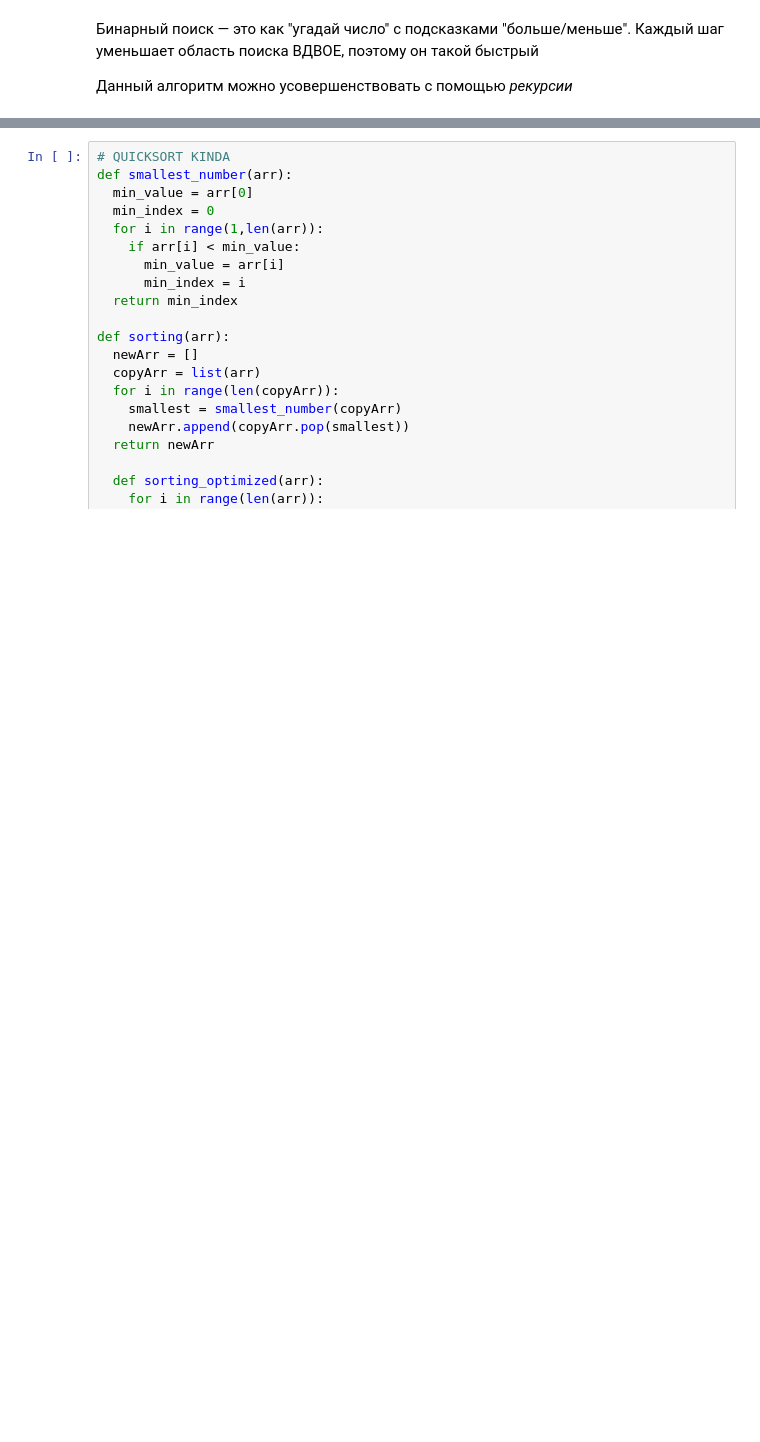
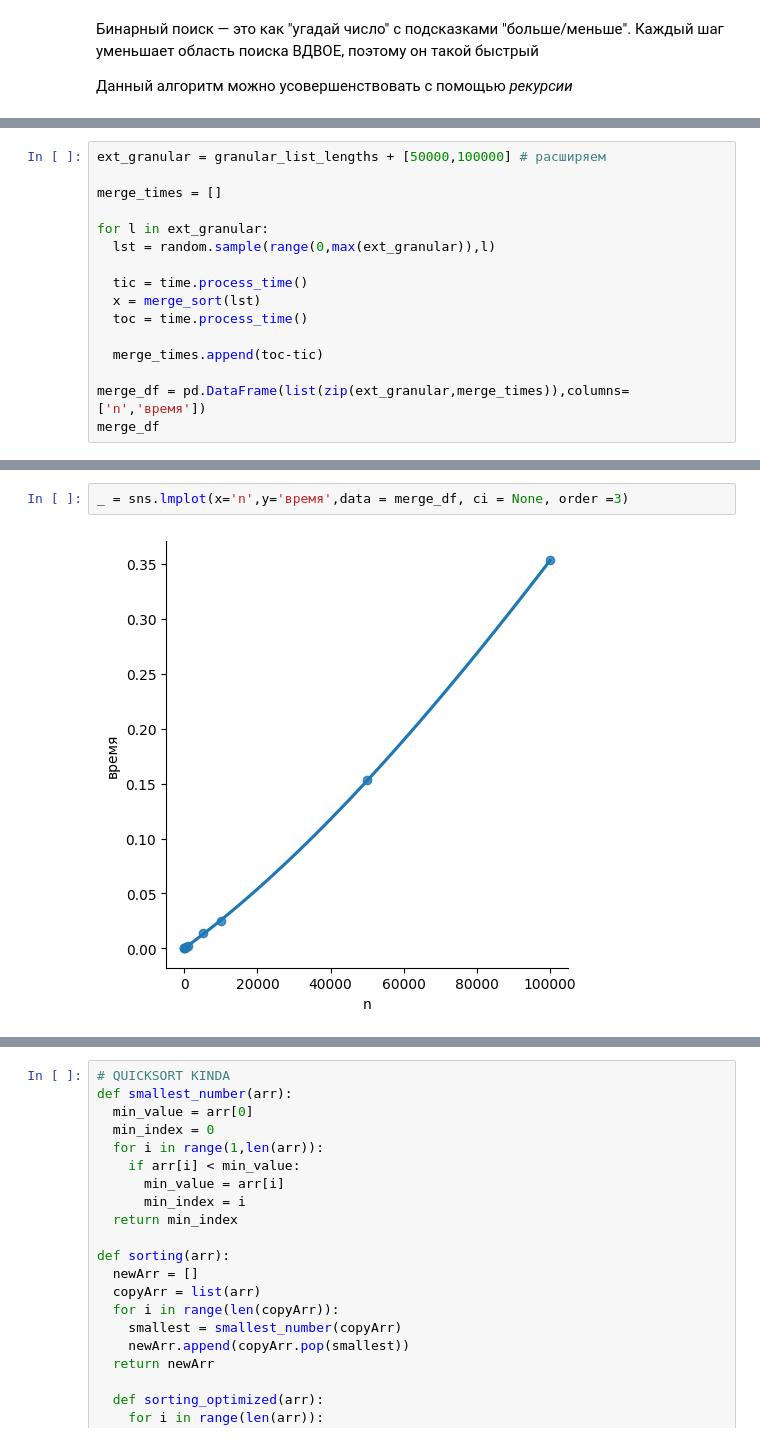
Before and after one commit to valeraboyko2002/test, a Jupyter notebook: data_structure_and_algorithms.ipynb, the cells around one changed output, grey strips where cells are left out. Saved outputs shown, nothing was run; the diff lists cells and outputs as text; blank space fills up the shorter version.

```diff
--- a/data_structure_and_algorithms.ipynb
+++ b/data_structure_and_algorithms.ipynb
@@ -407,0 +559,16 @@ print(recursive_binary_search(l,25,0,len(l)-1))
+# %%
+ext_granular = granular_list_lengths + [50000,100000] # расширяем
+
+merge_times = []
+
+for l in ext_granular:
+  lst = random.sample(range(0,max(ext_granular)),l)
+
+  tic = time.process_time()
+  x = merge_sort(lst)
+  toc = time.process_time()
+
+  merge_times.append(toc-tic)
+
+merge_df = pd.DataFrame(list(zip(ext_granular,merge_times)),columns=['n','время'])
+merge_df
@@ -407,0 +586,4 @@ print(recursive_binary_search(l,25,0,len(l)-1))
+# %%
+_ = sns.lmplot(x='n',y='время',data = merge_df, ci = None, order =3)
+# %% [output]
+[figure, added]
```
Also changed, not shown: parts of 61 cells of this notebook.
